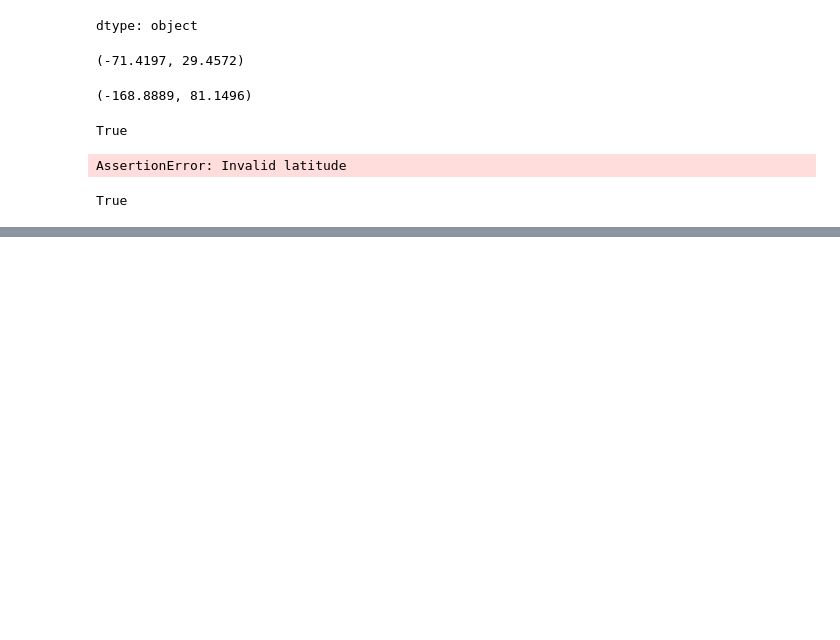
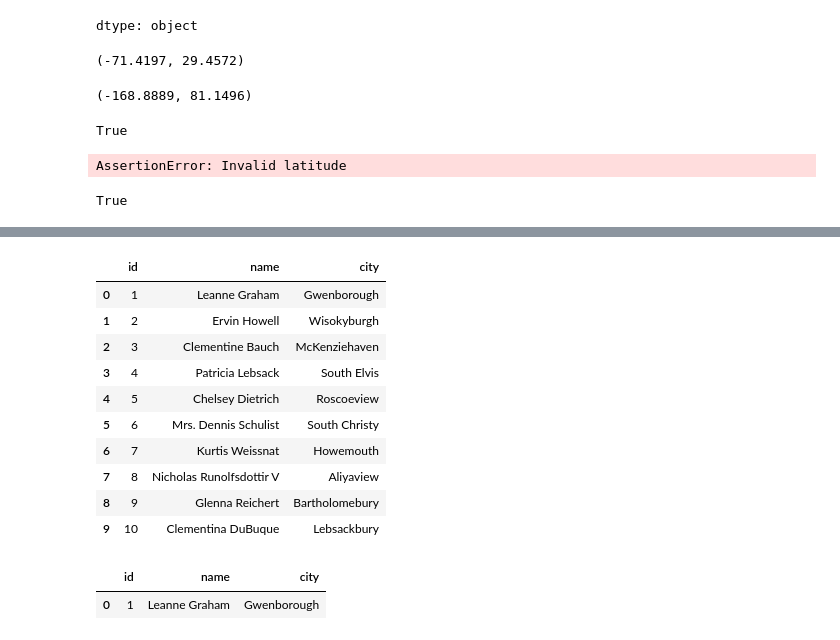
Before and after one commit to Tejas-Acharya-C/api-data-engineering-pipeline, a Jupyter notebook: api_data_pipeline.ipynb, the cells around one changed output, grey strips where cells are left out. Cells and saved outputs as stored; diff of their text form; code cells hidden in the pictures; blank space fills up the shorter version.

```diff
--- a/api_data_pipeline.ipynb
+++ b/api_data_pipeline.ipynb
@@ -396,0 +501,32 @@ True
+# %%
+con.execute("""
+    SELECT
+        id,
+        name,
+        city
+    FROM 'data/processed/users.parquet'
+""").fetchdf()
+# %% [output]
+|  | id | name | city |
+| 0 | 1 | Leanne Graham | Gwenborough |
+| 1 | 2 | Ervin Howell | Wisokyburgh |
+| 2 | 3 | Clementine Bauch | McKenziehaven |
+| 3 | 4 | Patricia Lebsack | South Elvis |
+| 4 | 5 | Chelsey Dietrich | Roscoeview |
+| 5 | 6 | Mrs. Dennis Schulist | South Christy |
+| 6 | 7 | Kurtis Weissnat | Howemouth |
+| 7 | 8 | Nicholas Runolfsdottir V | Aliyaview |
+| 8 | 9 | Glenna Reichert | Bartholomebury |
+| 9 | 10 | Clementina DuBuque | Lebsackbury |
+# %%
+con.execute("""
+    SELECT
+        id,
+        name,
+        city
+    FROM 'data/processed/users.parquet'
+    WHERE city = 'Gwenborough'
+""").fetchdf()
+# %% [output]
+|  | id | name | city |
+| 0 | 1 | Leanne Graham | Gwenborough |
```
Also changed, not shown: parts of 27 cells of this notebook.
